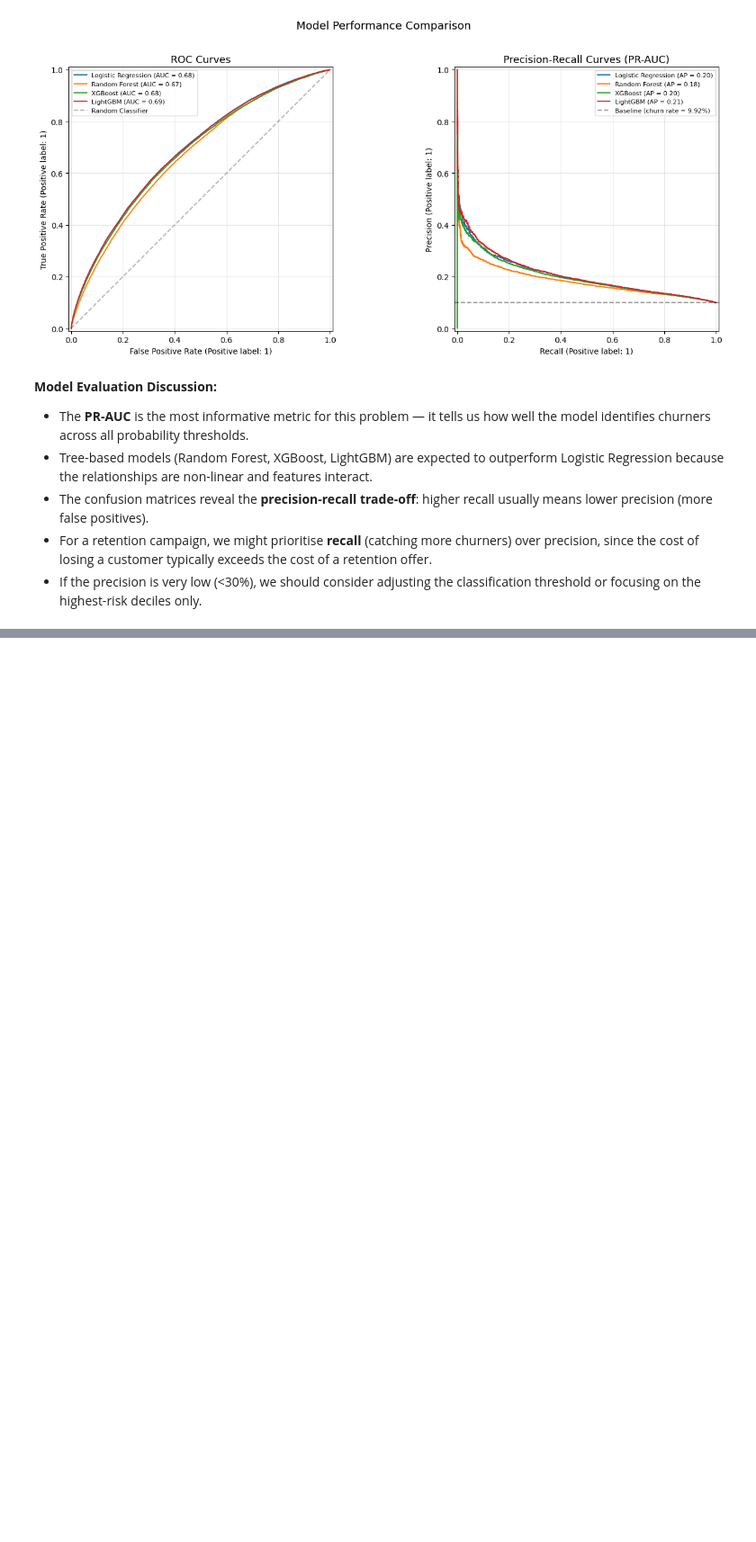
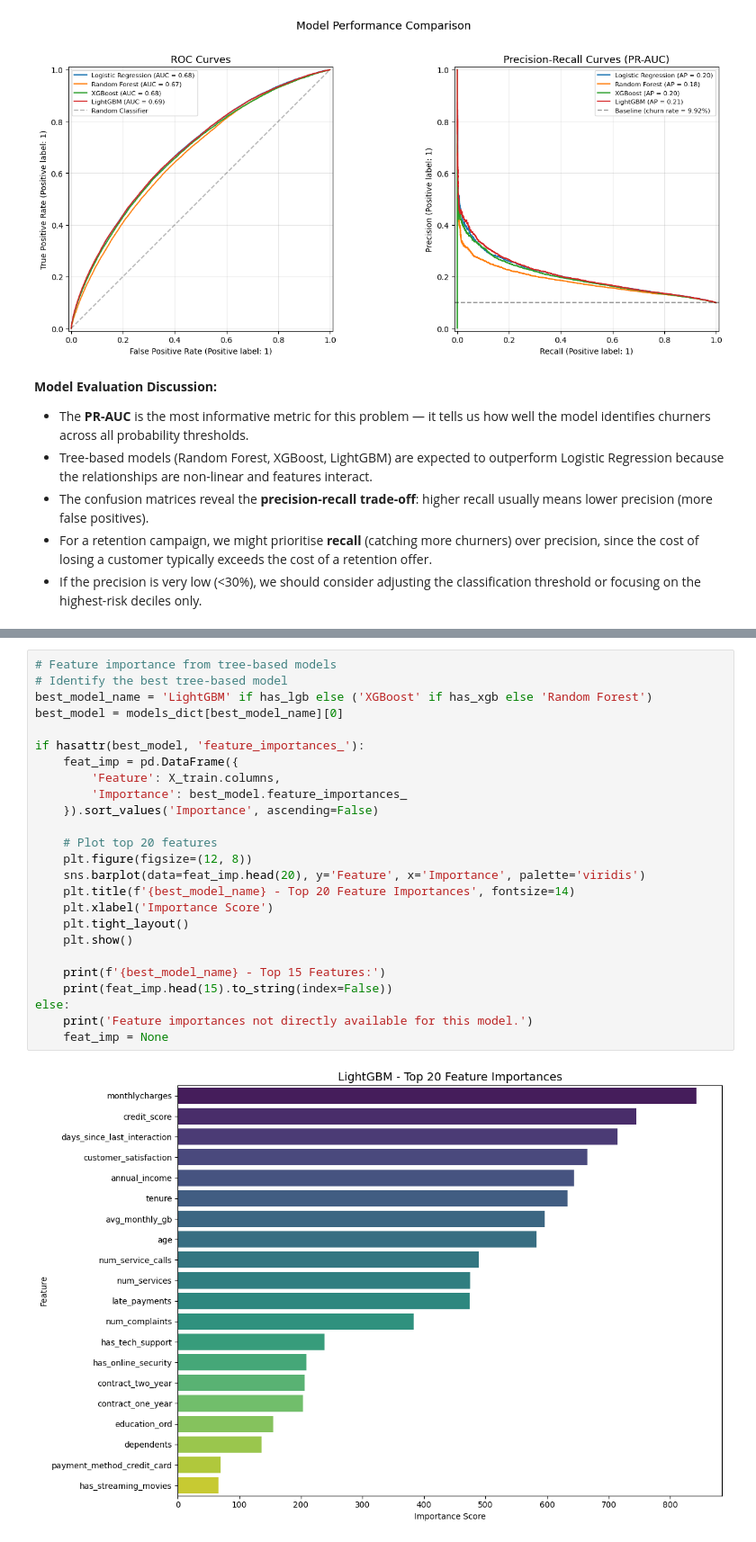
Before and after one commit to JamieTse-intern/Telecom-Customer-Churn-Analysis, a Jupyter notebook: customer_churn_prediction_1.ipynb, the cells around one changed output, grey strips where cells are left out. Shown at 90% size. Saved outputs shown, nothing was run; the diff lists cells and outputs as text; blank space fills up the shorter version.

```diff
--- a/customer_churn_prediction_1.ipynb
+++ b/customer_churn_prediction_1.ipynb
@@ -1139,0 +1145,27 @@ plt.show()
+# %%
+# Feature importance from tree-based models
+# Identify the best tree-based model
+best_model_name = 'LightGBM' if has_lgb else ('XGBoost' if has_xgb else 'Random Forest')
+best_model = models_dict[best_model_name][0]
+
+if hasattr(best_model, 'feature_importances_'):
+    feat_imp = pd.DataFrame({
+        'Feature': X_train.columns,
+        'Importance': best_model.feature_importances_
+    }).sort_values('Importance', ascending=False)
+
+    # Plot top 20 features
+    plt.figure(figsize=(12, 8))
+    sns.barplot(data=feat_imp.head(20), y='Feature', x='Importance', palette='viridis')
+    plt.title(f'{best_model_name} - Top 20 Feature Importances', fontsize=14)
+    plt.xlabel('Importance Score')
+    plt.tight_layout()
+    plt.show()
+
+    print(f'{best_model_name} - Top 15 Features:')
+    print(feat_imp.head(15).to_string(index=False))
+else:
+    print('Feature importances not directly available for this model.')
+    feat_imp = None
+# %% [output]
+[figure, added]
```
Also changed, not shown: parts of 8 cells of this notebook.
